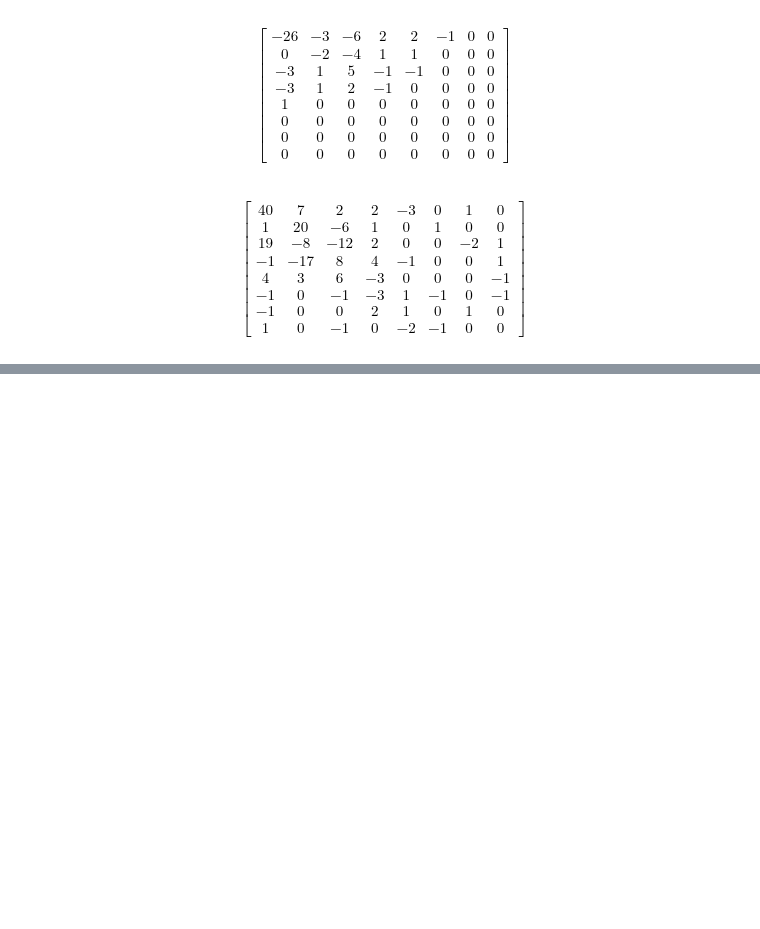
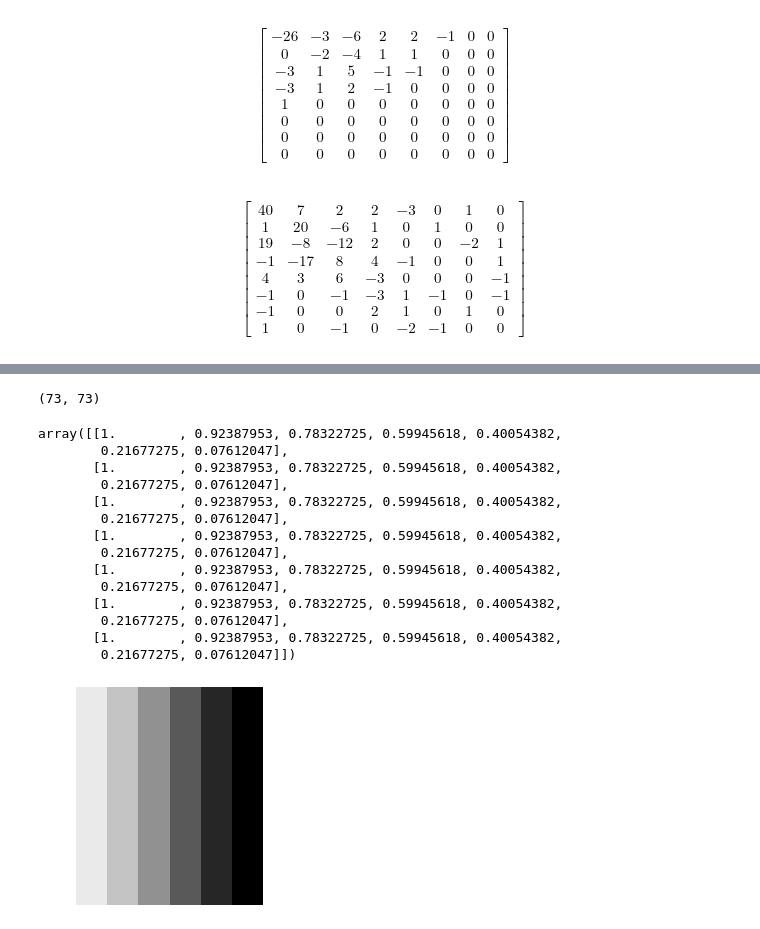
Before and after one commit to andiwinata/image-compression-talk, a Jupyter notebook: Notebook.ipynb, the cells around one changed output, grey strips where cells are left out. Drawn from its saved outputs; the diff is of its cells as text; code cells hidden in the pictures; blank space fills up the shorter version.

```diff
--- a/Notebook.ipynb
+++ b/Notebook.ipynb
@@ -160,0 +215,45 @@ array_to_latex_matrix(jpg_low_color_result.astype(int))
+# %%
+img = dct_dictionary.to_img()
+img.shape
+# want to remove 0
+# keep 1,2,3,4, 5,6,7,8
+# then remove 9
+# keep 10,11,12,13, 14,15,16,17
+# then remove 18
+# %% [output]
+(73, 73)
+# %%
+# Trimming
+# https://stackoverflow.com/questions/28925267/delete-every-nth-row-or-column-in-a-matrix-using-python
+# https://stackoverflow.com/questions/21922314/python-removing-every-nth-element-in-array
+trimmed_row = np.delete(img, np.arange(0, img.shape[0], 9), axis=0)
+trimmed_row_col = np.delete(trimmed_row, np.arange(0, img.shape[1], 9), axis=1)
+# %%
+def get_dct_pattern(u, v):
+    uu = u * 8
+    vv = v * 8
+    return trimmed_row_col[uu:uu+7, vv:vv+7]
+
+def show_dct_pattern(u, v):
+    result = get_dct_pattern(u, v)
+    plt.axis('off')
+    plt.imshow(result, cmap='gray')
+    return result
+# %%
+show_dct_pattern(1, 0)
+# %% [output]
+array([[1.        , 0.92387953, 0.78322725, 0.59945618, 0.40054382,
+        0.21677275, 0.07612047],
+       [1.        , 0.92387953, 0.78322725, 0.59945618, 0.40054382,
+        0.21677275, 0.07612047],
+       [1.        , 0.92387953, 0.78322725, 0.59945618, 0.40054382,
+        0.21677275, 0.07612047],
+       [1.        , 0.92387953, 0.78322725, 0.59945618, 0.40054382,
+        0.21677275, 0.07612047],
+       [1.        , 0.92387953, 0.78322725, 0.59945618, 0.40054382,
+        0.21677275, 0.07612047],
+       [1.        , 0.92387953, 0.78322725, 0.59945618, 0.40054382,
+        0.21677275, 0.07612047],
+       [1.        , 0.92387953, 0.78322725, 0.59945618, 0.40054382,
+        0.21677275, 0.07612047]])
+[figure, added]
```
Also changed, not shown: parts of 21 cells of this notebook, 1 other file.
